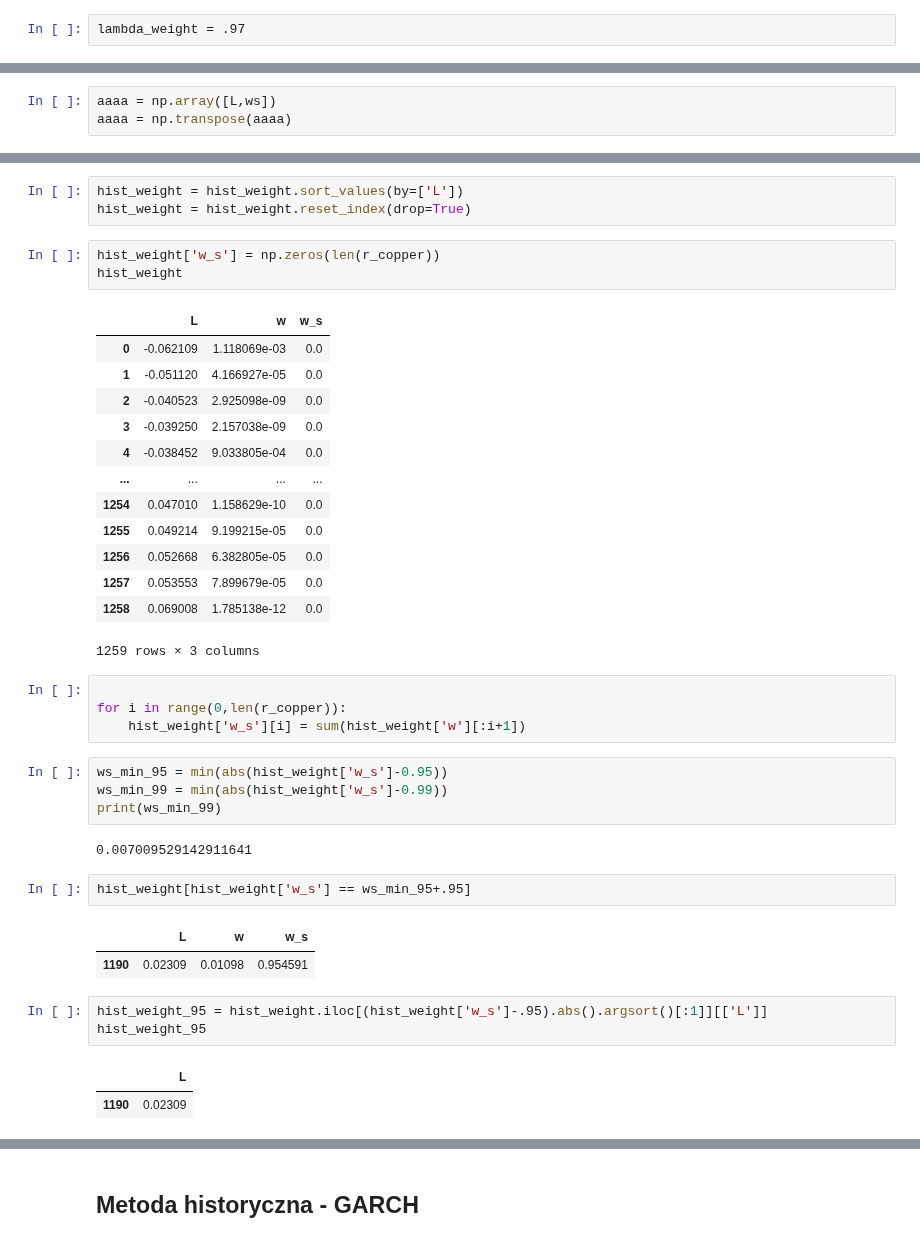
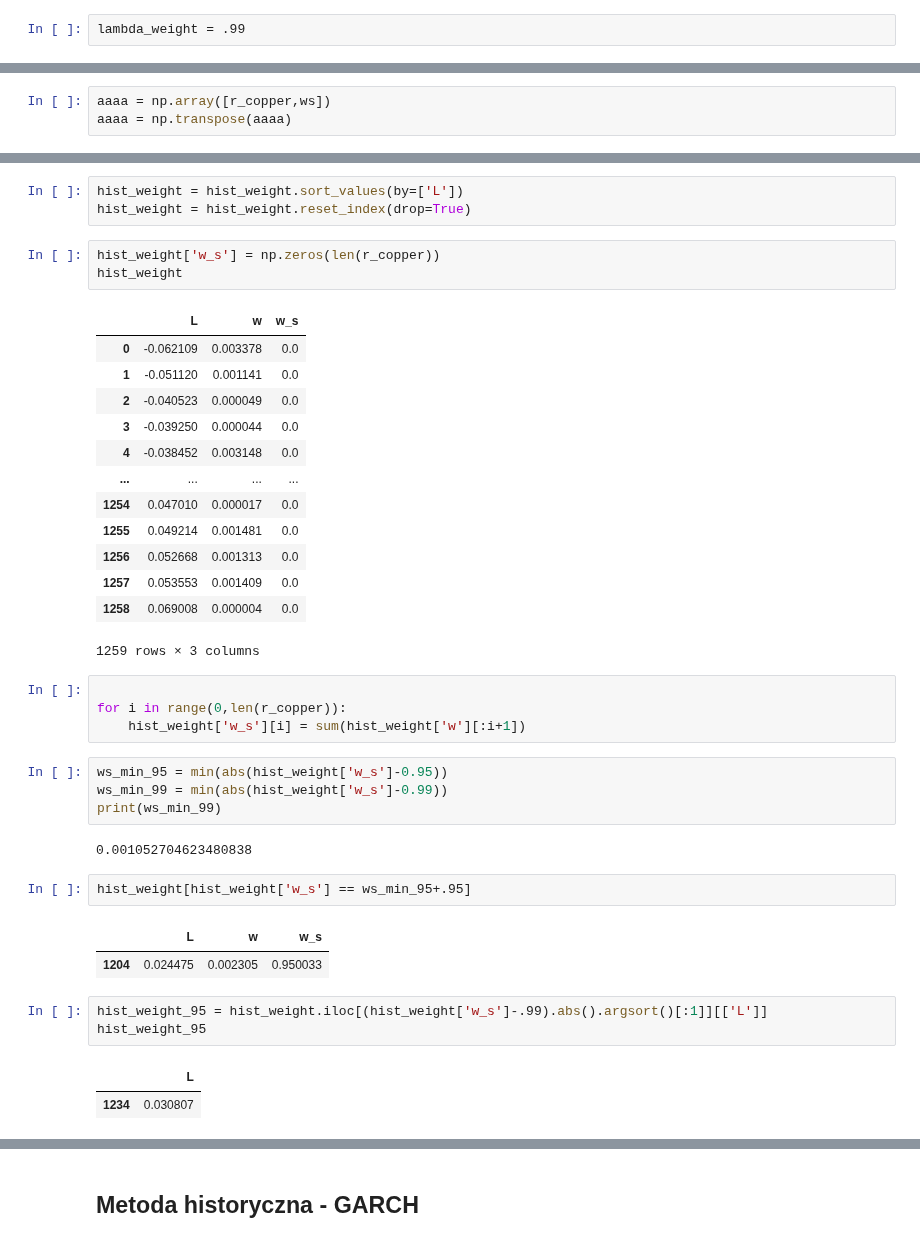
Before and after one commit to Szymex49/NVIDIA_risk_management, a Jupyter notebook: Raport_4/Wiktorowski.ipynb, the cells around one changed output, grey strips where cells are left out. Cells and saved outputs as stored; diff of their text form.

```diff
--- a/Raport_4/Wiktorowski.ipynb
+++ b/Raport_4/Wiktorowski.ipynb
@@ -135,7 +135,7 @@ new[-20:-1]
 # %% [markdown]
 ## Metoda historyczna - ważona
 # %%
-lambda_weight = .97
+lambda_weight = .99
 # %%
 lambda_s = [lambda_weight**i for i in range(1,len(r_copper))]
 ws = np.zeros((len(r_copper)))
@@ -145,5 +145,5 @@ ws[1:] = [ws[0]*lambda_weight**i for i in range(1,len(r_copper))]
 ws = np.transpose(ws)
 L = np.transpose(r_copper)
 # %%
-aaaa = np.array([L,ws])
+aaaa = np.array([r_copper,ws])
 aaaa = np.transpose(aaaa)
@@ -157,17 +167,17 @@ hist_weight['w_s'] = np.zeros(len(r_copper))
 hist_weight
 # %% [output]
 |  | L | w | w_s |
-| 0 | -0.062109 | 1.118069e-03 | 0.0 |
-| 1 | -0.051120 | 4.166927e-05 | 0.0 |
-| 2 | -0.040523 | 2.925098e-09 | 0.0 |
-| 3 | -0.039250 | 2.157038e-09 | 0.0 |
-| 4 | -0.038452 | 9.033805e-04 | 0.0 |
+| 0 | -0.062109 | 0.003378 | 0.0 |
+| 1 | -0.051120 | 0.001141 | 0.0 |
+| 2 | -0.040523 | 0.000049 | 0.0 |
+| 3 | -0.039250 | 0.000044 | 0.0 |
+| 4 | -0.038452 | 0.003148 | 0.0 |
 | ... | ... | ... | ... |
-| 1254 | 0.047010 | 1.158629e-10 | 0.0 |
-| 1255 | 0.049214 | 9.199215e-05 | 0.0 |
-| 1256 | 0.052668 | 6.382805e-05 | 0.0 |
-| 1257 | 0.053553 | 7.899679e-05 | 0.0 |
-| 1258 | 0.069008 | 1.785138e-12 | 0.0 |
+| 1254 | 0.047010 | 0.000017 | 0.0 |
+| 1255 | 0.049214 | 0.001481 | 0.0 |
+| 1256 | 0.052668 | 0.001313 | 0.0 |
+| 1257 | 0.053553 | 0.001409 | 0.0 |
+| 1258 | 0.069008 | 0.000004 | 0.0 |
 1259 rows × 3 columns
 # %%
 
@@ -178,16 +188,16 @@ ws_min_95 = min(abs(hist_weight['w_s']-0.95))
 ws_min_99 = min(abs(hist_weight['w_s']-0.99))
 print(ws_min_99)
 # %% [output]
-0.007009529142911641
+0.001052704623480838
 # %%
 hist_weight[hist_weight['w_s'] == ws_min_95+.95]
 # %% [output]
 |  | L | w | w_s |
-| 1190 | 0.02309 | 0.01098 | 0.954591 |
+| 1204 | 0.024475 | 0.002305 | 0.950033 |
 # %%
-hist_weight_95 = hist_weight.iloc[(hist_weight['w_s']-.95).abs().argsort()[:1]][['L']]
+hist_weight_95 = hist_weight.iloc[(hist_weight['w_s']-.99).abs().argsort()[:1]][['L']]
 hist_weight_95
 # %% [output]
 |  | L |
-| 1190 | 0.02309 |
+| 1234 | 0.030807 |
 # %%
```
Also changed, not shown: parts of 6 cells of this notebook.
